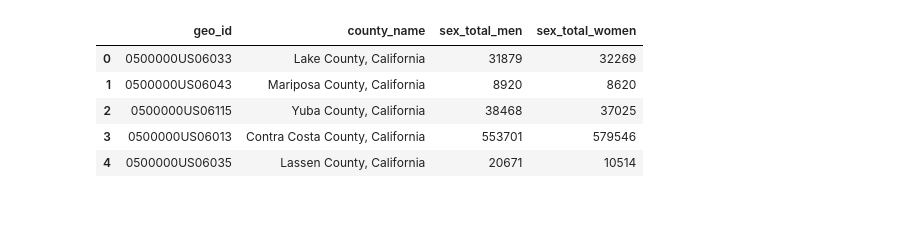
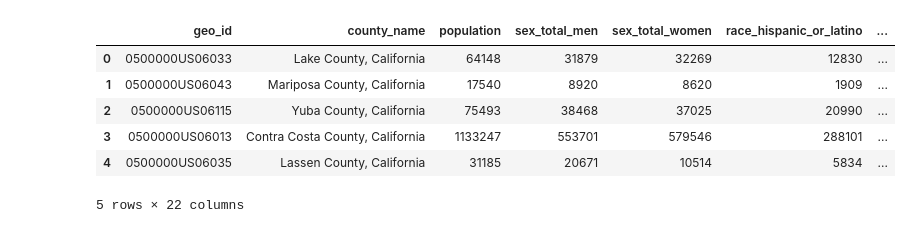
Before and after one commit to sloth143chunk/Internet_Access_Analysis, a Jupyter notebook: notebook/merged_internet_access_df.ipynb, the cells around one changed output. Saved outputs shown, nothing was run; the diff lists cells and outputs as text; code cells hidden in the pictures.

Commit message:
Preprocessed and merged the rest of the census csv data

```diff
--- a/notebook/merged_internet_access_df.ipynb
+++ b/notebook/merged_internet_access_df.ipynb
@@ -43,0 +58,4 @@ census_sex_df.head()
+# %%
+# Merging the two tables on 'geo_id' column
+internet_access_df = pd.merge(internet_access_df, census_sex_df, on =["geo_id"])
+internet_access_df.head()
@@ -43,0 +69,5 @@ census_sex_df.head()
+# %%
+# Read in census_race_data and drop duplicate/unnecessary columns
+census_race_df = pd.read_csv("../resources/census_api/census_race_data.csv")
+census_race_df.drop(['race_total_population', 'county_name', 'county_id', 'state_id'], axis=1, inplace=True)
+census_race_df.head()
@@ -43,0 +81,4 @@ census_sex_df.head()
+# %%
+# Merging the two tables on 'geo_id' column
+internet_access_df = pd.merge(internet_access_df, census_race_df, on =["geo_id"])
+internet_access_df.head()
@@ -44,5 +92,6 @@ census_sex_df.head()
 # %%
-# Drop duplicate columns
-census_sex_df.drop(['county_name', 'county_id', 'state_id'], axis=1, inplace=True)
-census_sex_df.head()
+# Read in census_occupation_data and drop duplicate/unnecessary columns
+census_occupation_df = pd.read_csv("../resources/census_api/census_occupation_data.csv")
+census_occupation_df.drop([ 'county_name', 'county_id', 'state_id'], axis=1, inplace=True)
+census_occupation_df.head()
 # %% [output]
@@ -55,10 +104,12 @@ census_sex_df.head()
 # %%
-internet_access_df = pd.merge(county_df, census_sex_df, on =["geo_id"])
+# Merging the two tables on 'geo_id' column
+internet_access_df = pd.merge(internet_access_df, census_occupation_df, on =["geo_id"])
 internet_access_df.head()
 # %% [output]
-|  | geo_id | county_name | sex_total_men | sex_total_women |
-| 0 | 0500000US06033 | Lake County, California | 31879 | 32269 |
-| 1 | 0500000US06043 | Mariposa County, California | 8920 | 8620 |
-| 2 | 0500000US06115 | Yuba County, California | 38468 | 37025 |
-| 3 | 0500000US06013 | Contra Costa County, California | 553701 | 579546 |
-| 4 | 0500000US06035 | Lassen County, California | 20671 | 10514 |
+|  | geo_id | county_name | population | sex_total_men | sex_total_women | race_hispanic_or_latino | ... |
+| 0 | 0500000US06033 | Lake County, California | 64148 | 31879 | 32269 | 12830 | ... |
+| 1 | 0500000US06043 | Mariposa County, California | 17540 | 8920 | 8620 | 1909 | ... |
+| 2 | 0500000US06115 | Yuba County, California | 75493 | 38468 | 37025 | 20990 | ... |
+| 3 | 0500000US06013 | Contra Costa County, California | 1133247 | 553701 | 579546 | 288101 | ... |
+| 4 | 0500000US06035 | Lassen County, California | 31185 | 20671 | 10514 | 5834 | ... |
+5 rows × 22 columns
```
Also changed, not shown: parts of 25 cells of this notebook.
